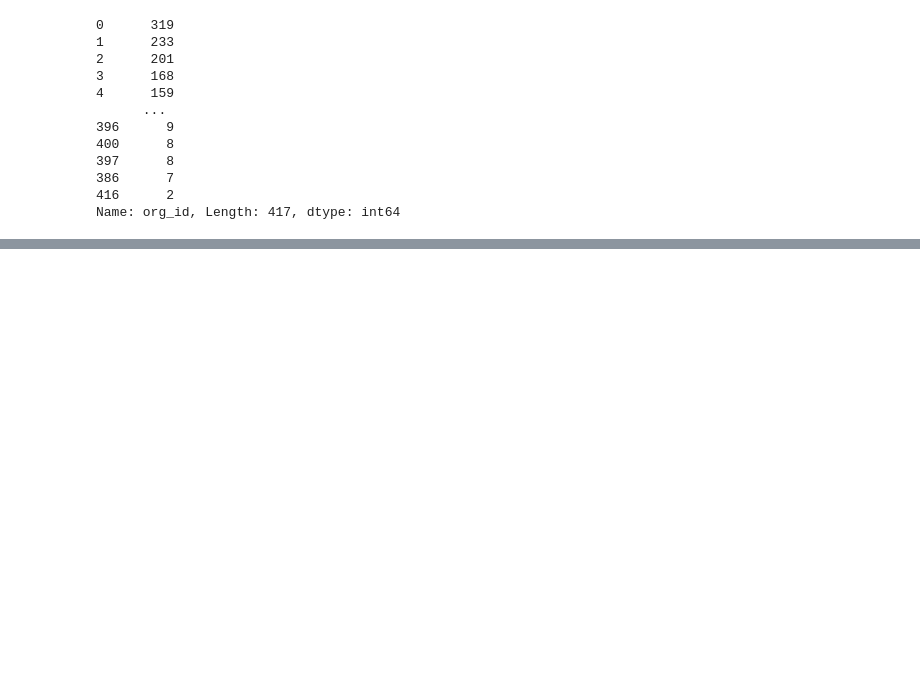
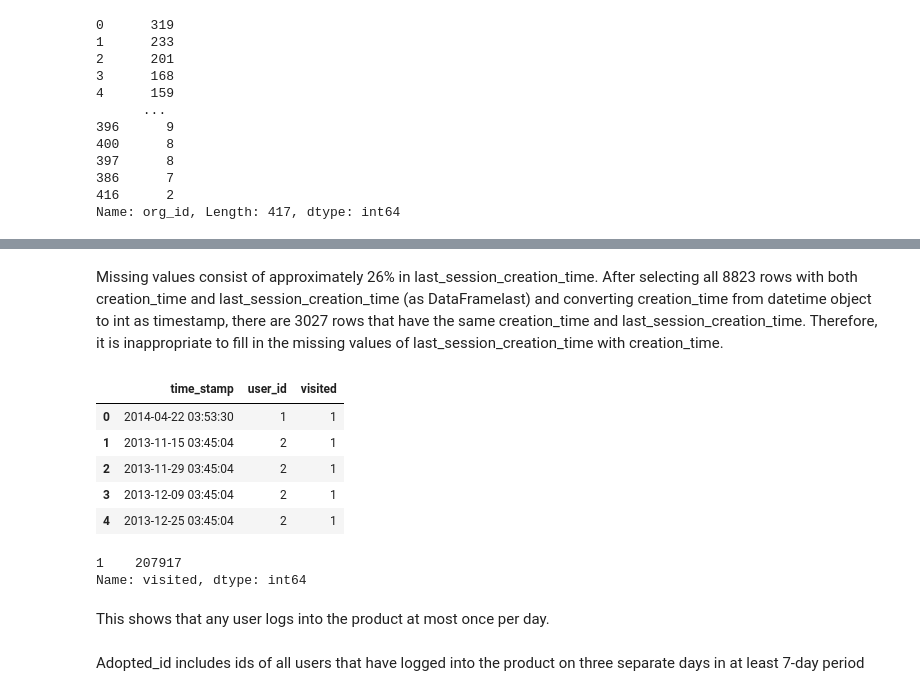
Before and after one commit to nortonlyr/MachineLearningExercises, a Jupyter notebook: relax_challenge.ipynb, the cells around one changed output, grey strips where cells are left out. Cells and saved outputs as stored; diff of their text form; code cells hidden in the pictures; blank space fills up the shorter version.

```diff
--- a/relax_challenge.ipynb
+++ b/relax_challenge.ipynb
@@ -59,0 +135,21 @@ Name: org_id, Length: 417, dtype: int64
+# %% [markdown]
+Missing values consist of approximately 26% in last_session_creation_time. After selecting all 8823 rows with both creation_time and last_session_creation_time (as DataFramelast) and converting creation_time from datetime object to int as timestamp, there are 3027 rows that have the same creation_time and last_session_creation_time. Therefore, it is inappropriate to fill in the missing values of last_session_creation_time with creation_time.
+# %%
+engagement = pd.read_csv('./datasets/takehome_user_engagement.csv', encoding='ISO-8859-1')
+engagement.head()
+# %% [output]
+|  | time_stamp | user_id | visited |
+| 0 | 2014-04-22 03:53:30 | 1 | 1 |
+| 1 | 2013-11-15 03:45:04 | 2 | 1 |
+| 2 | 2013-11-29 03:45:04 | 2 | 1 |
+| 3 | 2013-12-09 03:45:04 | 2 | 1 |
+| 4 | 2013-12-25 03:45:04 | 2 | 1 |
+# %%
+# engagement['time_stamp'] = engagement['time_stamp'].dt.date
+s = engagement.groupby(['user_id', 'time_stamp']).visited.count()
+s.value_counts()
+# %% [output]
+1    207917
+Name: visited, dtype: int64
+# %% [markdown]
+This shows that any user logs into the product at most once per day.
@@ -59,0 +162,2 @@ Name: org_id, Length: 417, dtype: int64
+# %% [markdown]
+Adopted_id includes ids of all users that have logged into the product on three separate days in at least 7-day period
```
Also changed, not shown: parts of 15 cells of this notebook, 2 other files.
